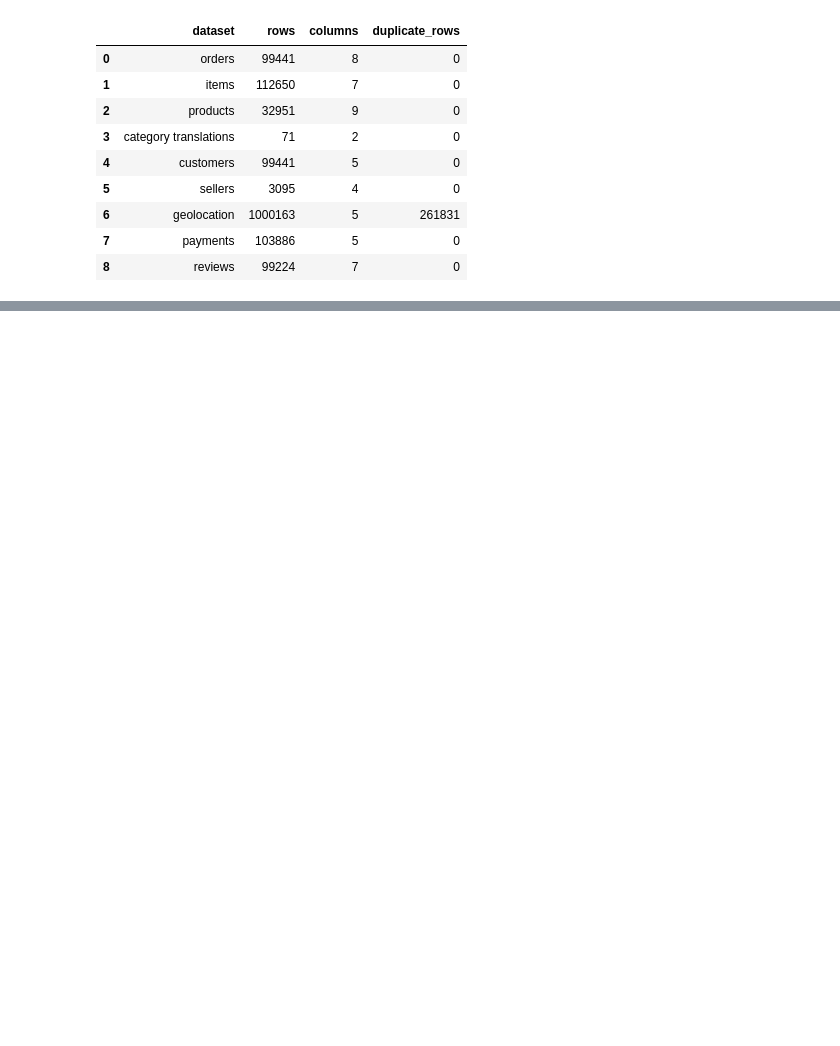
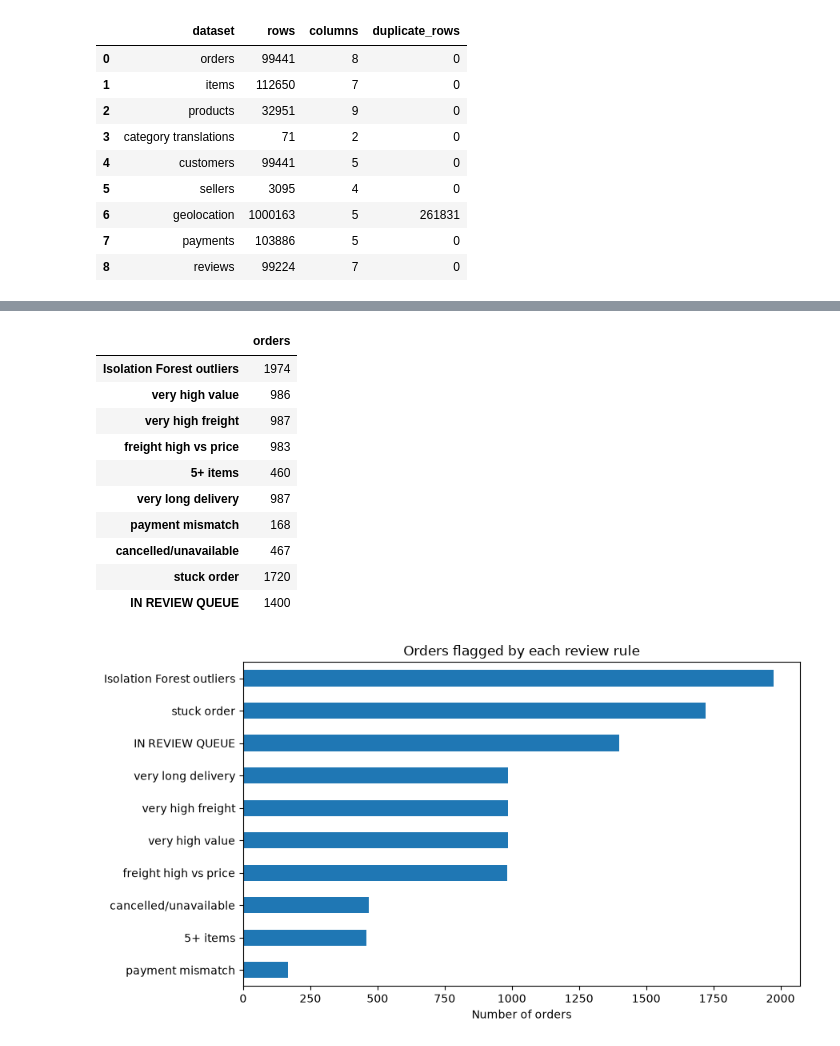
Before and after one commit to NoelIkwap/Data_Mining_Exam, a Jupyter notebook: Data_Mining_Exam.ipynb, the cells around one changed output, grey strips where cells are left out. Saved outputs shown, nothing was run; the diff lists cells and outputs as text; code cells hidden in the pictures; blank space fills up the shorter version.

```diff
--- a/Data_Mining_Exam.ipynb
+++ b/Data_Mining_Exam.ipynb
@@ -1085,0 +1077,27 @@ Notebook workflow completed. Review all tables, plots and printed metrics before
+# %%
+flag_summary = pd.Series({
+    "Isolation Forest outliers": anomaly_data["unusual_order"].sum(),
+    **{text: anomaly_data[col].sum() for col, text in flag_names.items()},
+    "IN REVIEW QUEUE": len(review_queue),
+}, name="orders")
+display(flag_summary.to_frame())
+
+plt.figure(figsize=(9, 5))
+flag_summary.sort_values().plot(kind="barh")
+plt.title("Orders flagged by each review rule")
+plt.xlabel("Number of orders")
+plt.tight_layout()
+plt.show()
+# %% [output]
+|  | orders |
+| Isolation Forest outliers | 1974 |
+| very high value | 986 |
+| very high freight | 987 |
+| freight high vs price | 983 |
+| 5+ items | 460 |
+| very long delivery | 987 |
+| payment mismatch | 168 |
+| cancelled/unavailable | 467 |
+| stuck order | 1720 |
+| IN REVIEW QUEUE | 1400 |
+[figure, added]
```
Also changed, not shown: parts of 77 cells of this notebook.
